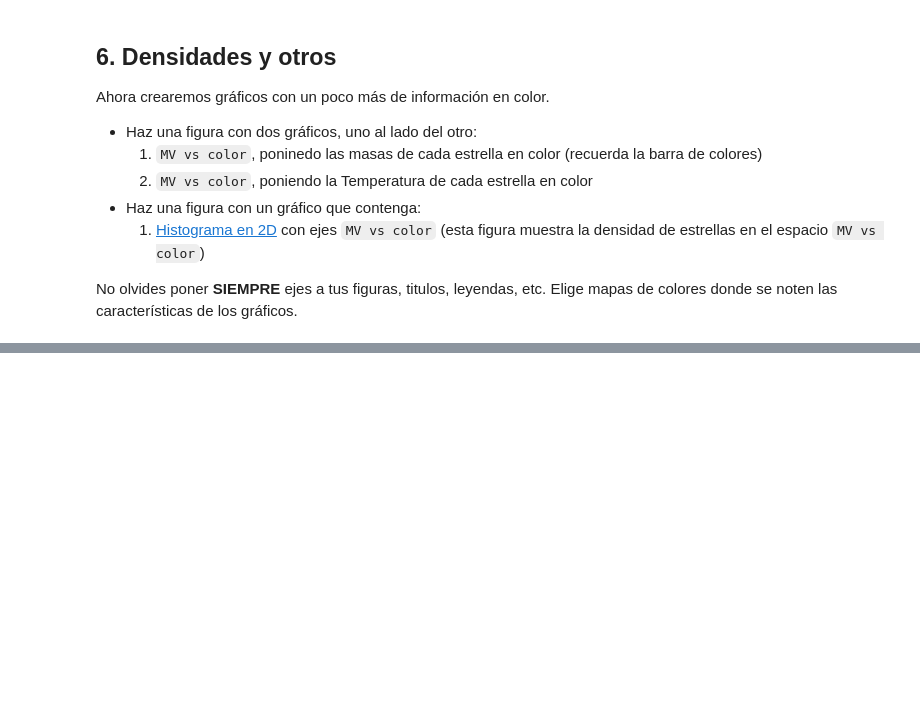
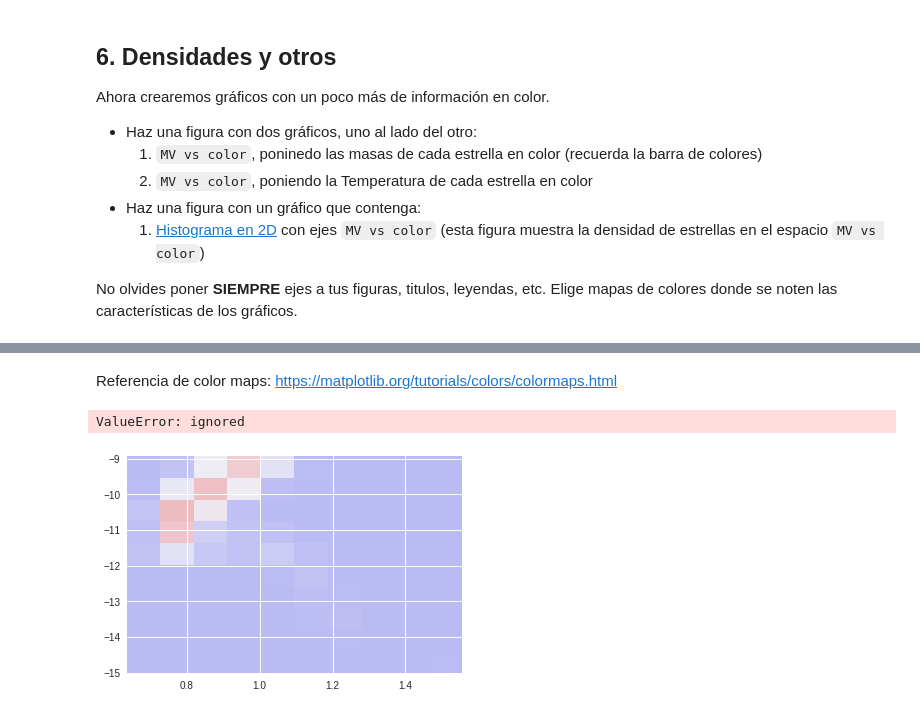
Before and after one commit to Antonego64/minitarea2, a Jupyter notebook: minitarea2.ipynb, the cells around one changed output, grey strips where cells are left out. Drawn from its saved outputs; the diff is of its cells as text; code cells hidden in the pictures; blank space fills up the shorter version.

```diff
--- a/minitarea2.ipynb
+++ b/minitarea2.ipynb
@@ -170,0 +213,14 @@ No olvides poner **SIEMPRE** ejes a tus figuras, titulos, leyendas, etc. Elige m
+# %% [markdown]
+Referencia de color maps:
+https://matplotlib.org/tutorials/colors/colormaps.html
+# %%
+# plot cmd hist2D
+fig, ax = plt.hist2d(color, MV, alpha = 0.2,cmap='bwr', bins=10)
+ax.invert_yaxis()
+ax.set_ylabel('MV')
+ax.set_xlabel('(B-V)')
+ax.set_title('MV vs Color con masas')
+ax.legend()
+# %% [output]
+ValueError: ignored
+[figure, added]
```
Also changed, not shown: parts of 13 cells of this notebook.
